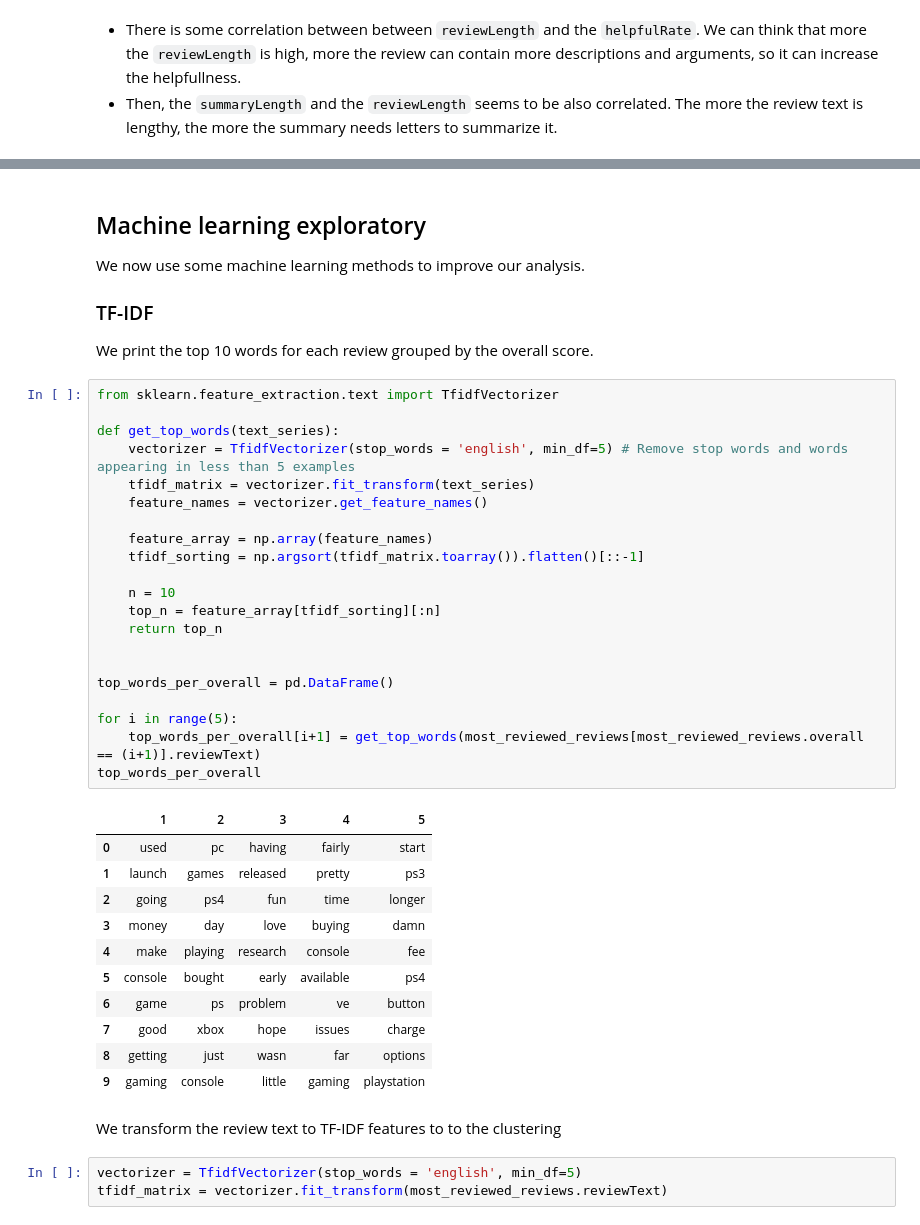
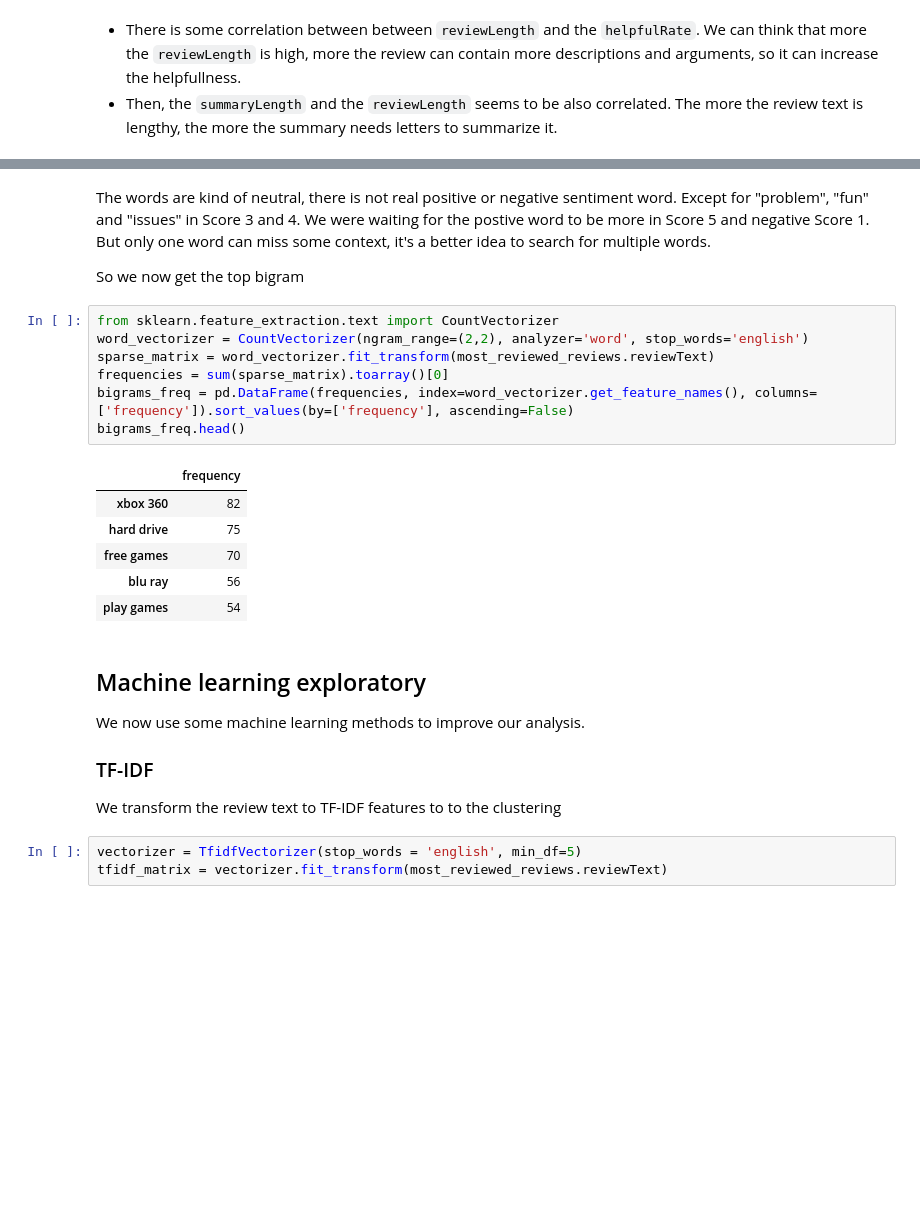
Before and after one commit to adamazon/adamazon-code, a Jupyter notebook: Project.ipynb, the cells around one changed output, grey strips where cells are left out. Drawn from its saved outputs; the diff is of its cells as text; blank space fills up the shorter version.

```diff
--- a/Project.ipynb
+++ b/Project.ipynb
@@ -448,45 +483,29 @@ plt.show()
+# %% [markdown]
+The words are kind of neutral, there is not real positive or negative sentiment word. Except for "problem", "fun" and "issues" in Score 3 and 4. We were waiting for the postive word to be more in Score 5 and negative Score 1.
+But only one word can miss some context, it's a better idea to search for multiple words.
+
+So we now get the top bigram
+# %%
+from sklearn.feature_extraction.text import CountVectorizer
+word_vectorizer = CountVectorizer(ngram_range=(2,2), analyzer='word', stop_words='english')
+sparse_matrix = word_vectorizer.fit_transform(most_reviewed_reviews.reviewText)
+frequencies = sum(sparse_matrix).toarray()[0]
+bigrams_freq = pd.DataFrame(frequencies, index=word_vectorizer.get_feature_names(), columns=['frequency']).sort_values(by=['frequency'], ascending=False)
+bigrams_freq.head()
+# %% [output]
+|  | frequency |
+| xbox 360 | 82 |
+| hard drive | 75 |
+| free games | 70 |
+| blu ray | 56 |
+| play games | 54 |
 # %% [markdown]
 ## Machine learning exploratory
 
 We now use some machine learning methods to improve our analysis.
 
 ### TF-IDF
-We print the top 10 words for each review grouped by the overall score.
+We transform the review text to TF-IDF features to to the clustering
-# %%
-from sklearn.feature_extraction.text import TfidfVectorizer
-
-def get_top_words(text_series):
-    vectorizer = TfidfVectorizer(stop_words = 'english', min_df=5) # Remove stop words and words appearing in less than 5 examples
-    tfidf_matrix = vectorizer.fit_transform(text_series)
-    feature_names = vectorizer.get_feature_names()
-
-    feature_array = np.array(feature_names)
-    tfidf_sorting = np.argsort(tfidf_matrix.toarray()).flatten()[::-1]
-
-    n = 10
-    top_n = feature_array[tfidf_sorting][:n]
-    return top_n
-
-
-top_words_per_overall = pd.DataFrame()
-
-for i in range(5):
-    top_words_per_overall[i+1] = get_top_words(most_reviewed_reviews[most_reviewed_reviews.overall == (i+1)].reviewText)
-top_words_per_overall
-# %% [output]
-|  | 1 | 2 | 3 | 4 | 5 |
-| 0 | used | pc | having | fairly | start |
-| 1 | launch | games | released | pretty | ps3 |
-| 2 | going | ps4 | fun | time | longer |
-| 3 | money | day | love | buying | damn |
-| 4 | make | playing | research | console | fee |
-| 5 | console | bought | early | available | ps4 |
-| 6 | game | ps | problem | ve | button |
-| 7 | good | xbox | hope | issues | charge |
-| 8 | getting | just | wasn | far | options |
-| 9 | gaming | console | little | gaming | playstation |
-# %% [markdown]
-We transform the review text to TF-IDF features to to the clustering
 # %%
 vectorizer = TfidfVectorizer(stop_words = 'english', min_df=5)
 tfidf_matrix = vectorizer.fit_transform(most_reviewed_reviews.reviewText)
```
Also changed, not shown: parts of 11 cells of this notebook.
